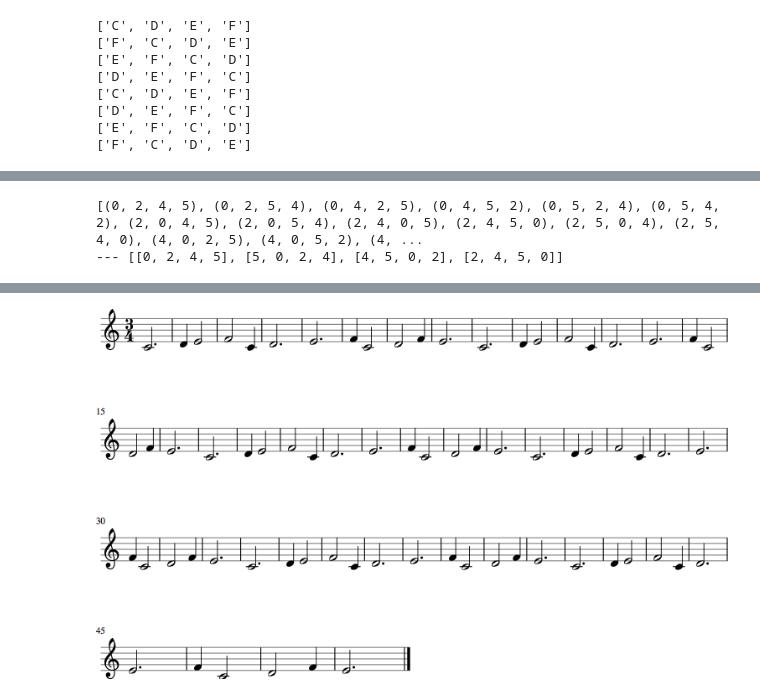
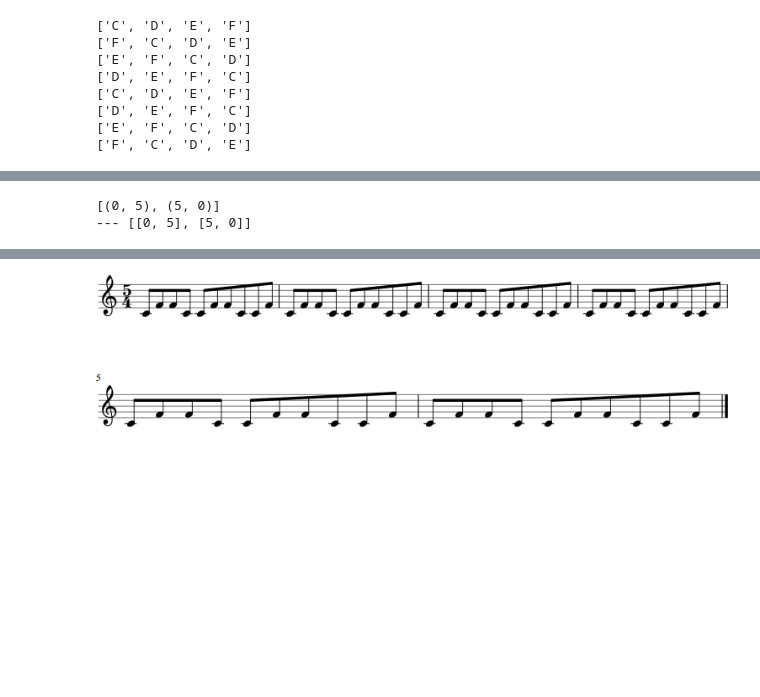
Before and after one commit to KoSv/schillinger, a Jupyter notebook: quick_tests.ipynb, the cells around one changed output, grey strips where cells are left out. Saved outputs shown, nothing was run; the diff lists cells and outputs as text; code cells hidden in the pictures; blank space fills up the shorter version.

```diff
--- a/quick_tests.ipynb
+++ b/quick_tests.ipynb
@@ -179,7 +179,7 @@ def two_unit_scales(tone):
 A = 0 ##### Start tone
 scales = two_unit_scales(A)
 B = scales[4] ##### Interval
-MF = [0,2,4,5] ##### sequence array (could be reused and start there!!!)
+MF = [A,B] ##### sequence array (could be reused and start there!!!)
 
 def melodic_forms_definition(units):
     return list(itertools.permutations(units))
@@ -216,7 +216,7 @@ def melodic_forms_combination(units):
 #print(MF2)
 #### <------------------------------------
 print()
-melodic_coeficients = [2,1] ##### f.e. 2a+b
+melodic_coeficients = [1,1,1,1,1] ##### f.e. 2a+b
 def max_coefficients_of_reccurence(coeficients, mel_form):
     #get the higher number and iterate over both lists whith %
     max_num = max(len(coeficients), len(mel_form))
@@ -239,36 +239,34 @@ def convert_to_1D(sequence, levels_of_depth):
         sequence = list(itertools.chain(*sequence))
     return sequence
 
 tone_sequence = convert_to_1D(melodic_continuity, 2)
 
 #Synchronization!!!! check ich ned!!
 '''def synchronization(melodic_attacks, rhythmic_attacks, modulo):
     if len(rhythm_attacks) % modulo == 0:
 
         return int((melodic_attacks*rhythmic_attacks)/modulo)
     else:
         return int(melodic_attacks*rhythmic_attacks)
 
 attack_synchronization = synchronization(len(tone_sequence),len(rhythm_attacks), len(tone_sequence)/len(MF1))
 print(attack_synchronization)'''
 
 attack_synchronization = int(len(tone_sequence)*len(rhythm_attacks))
 
 def convert_to_note_sequence(tone_sequence, attacks):
     new_seq = []
     for i in range(attacks):
         new_seq.append(tone_sequence[i%len(tone_sequence)])
     return new_seq
 
 whole_sequence = convert_to_note_sequence(tone_sequence, attack_synchronization)
 
-s = showSplittedNotes(len(whole_sequence),[rhythm_attacks], [3,4], whole_sequence, 1/1)
+s = showSplittedNotes(len(whole_sequence),[[2]], [5,4], whole_sequence, 1/4)
 s.show('midi')
 s.show()
-
-#this concludes this lesson ;)
 # %% [output]
-[(0, 2, 4, 5), (0, 2, 5, 4), (0, 4, 2, 5), (0, 4, 5, 2), (0, 5, 2, 4), (0, 5, 4, 2), (2, 0, 4, 5), (2, 0, 5, 4), (2, 4, 0, 5), (2, 4, 5, 0), (2, 5, 0, 4), (2, 5, 4, 0), (4, 0, 2, 5), (4, 0, 5, 2), (4, ...
---- [[0, 2, 4, 5], [5, 0, 2, 4], [4, 5, 0, 2], [2, 4, 5, 0]]
+[(0, 5), (5, 0)]
+--- [[0, 5], [5, 0]]
 [interactive output not drawn]
-[figure, old version]
+[figure, new version]
```
Also changed, not shown: parts of 5 cells of this notebook, 1 other file.
